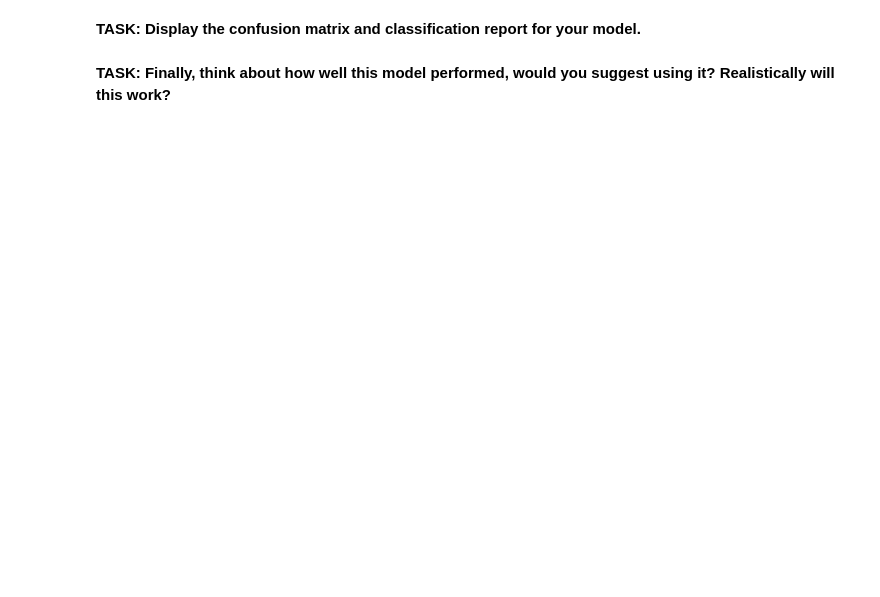
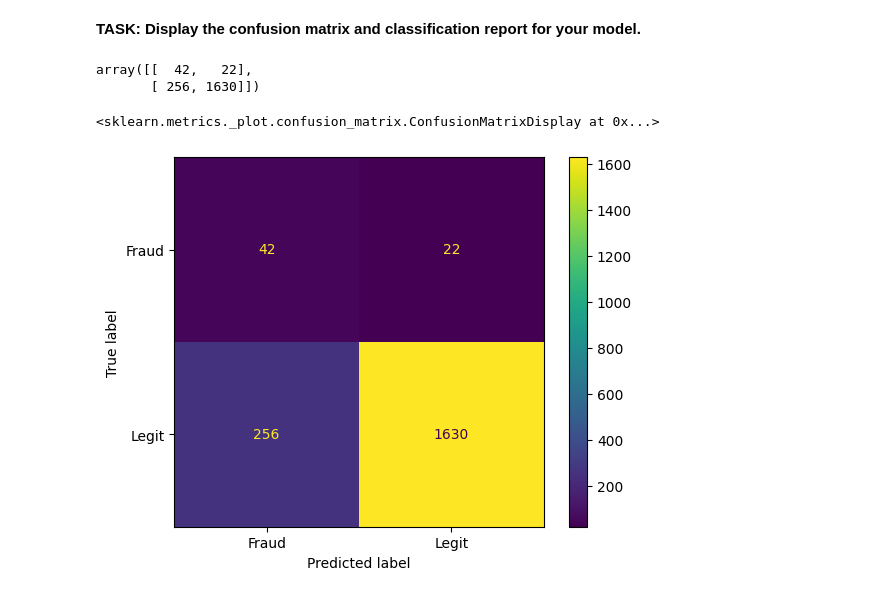
Before and after one commit to smdarshad000-lab/data-science-concepts, a Jupyter notebook: 34_SVM-Project.ipynb, the cells around one changed output. Drawn from its saved outputs; the diff is of its cells as text; code cells hidden in the pictures; blank space fills up the shorter version.

```diff
--- a/34_SVM-Project.ipynb
+++ b/34_SVM-Project.ipynb
@@ -147,2 +159,4 @@ y = df['quality']
+# %%
+svc = SVC(class_weight='balanced')
 # %% [markdown]
 **TASK: Use a GridSearchCV to run a grid search for the best C and gamma parameters.**
@@ -150,0 +165,6 @@ y = df['quality']
+# %%
+param_grid = {'C':[0.001, 0.01, 0.1, 0.5, 1],}
+# %%
+grid = GridSearchCV(svc, param_grid)
+# %%
+grid.fit(scaled_X_train, y_train) #training the model with all sets of parameters and find out the best one
@@ -151,4 +178,2 @@ y = df['quality']
 # %% [markdown]
 **TASK: Display the confusion matrix and classification report for your model.**
-# %% [markdown]
-**TASK: Finally, think about how well this model performed, would you suggest using it? Realistically will this work?**
@@ -156,0 +184,10 @@ y = df['quality']
+# %%
+confusion_matrix(y_test, grid_preds)
+# %% [output]
+array([[  42,   22],
+       [ 256, 1630]])
+# %%
+ConfusionMatrixDisplay.from_estimator(grid, scaled_X_test, y_test)
+# %% [output]
+<sklearn.metrics._plot.confusion_matrix.ConfusionMatrixDisplay at 0x...>
+[figure, added]
```
Also changed, not shown: parts of 16 cells of this notebook.
